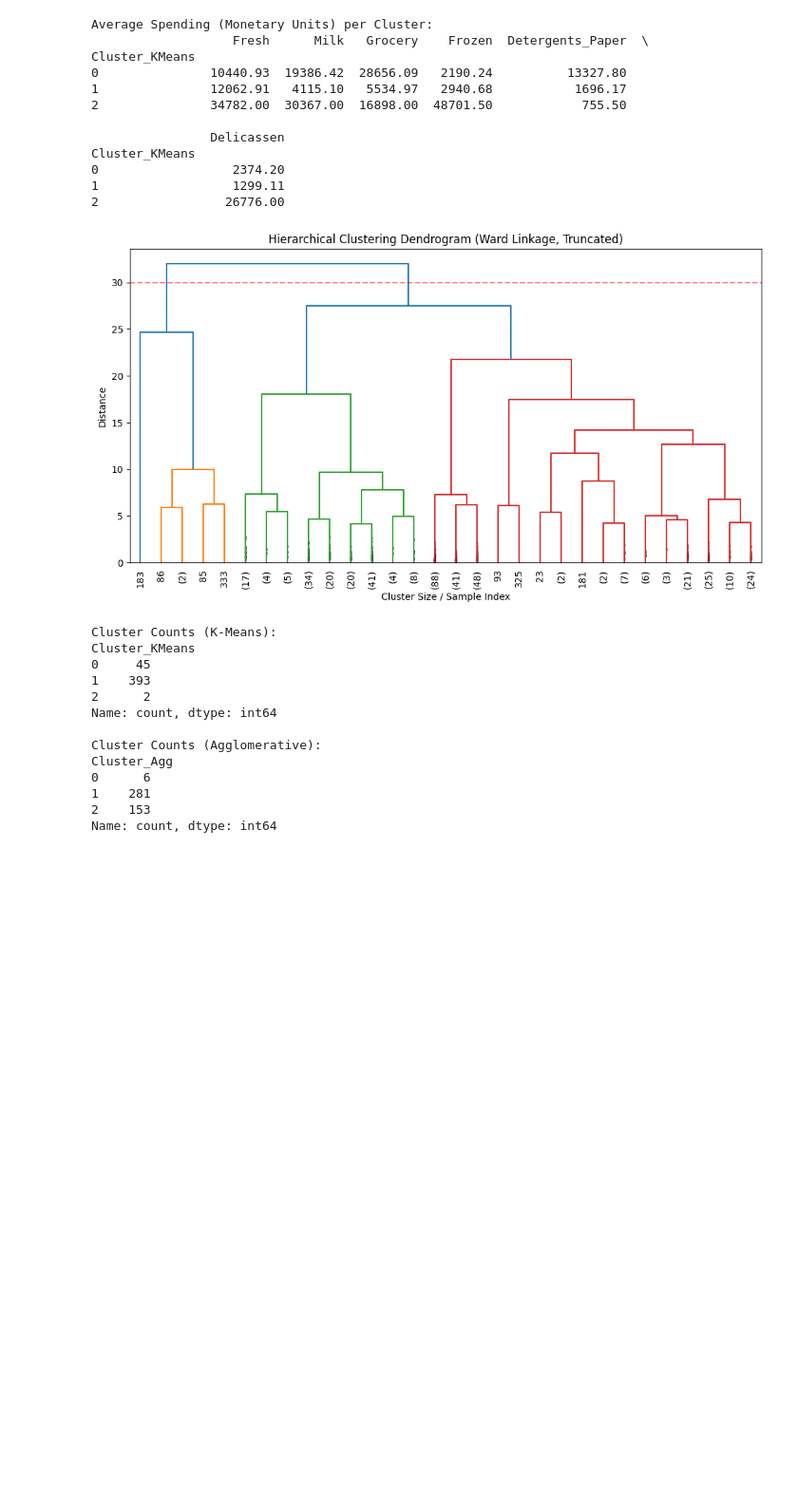
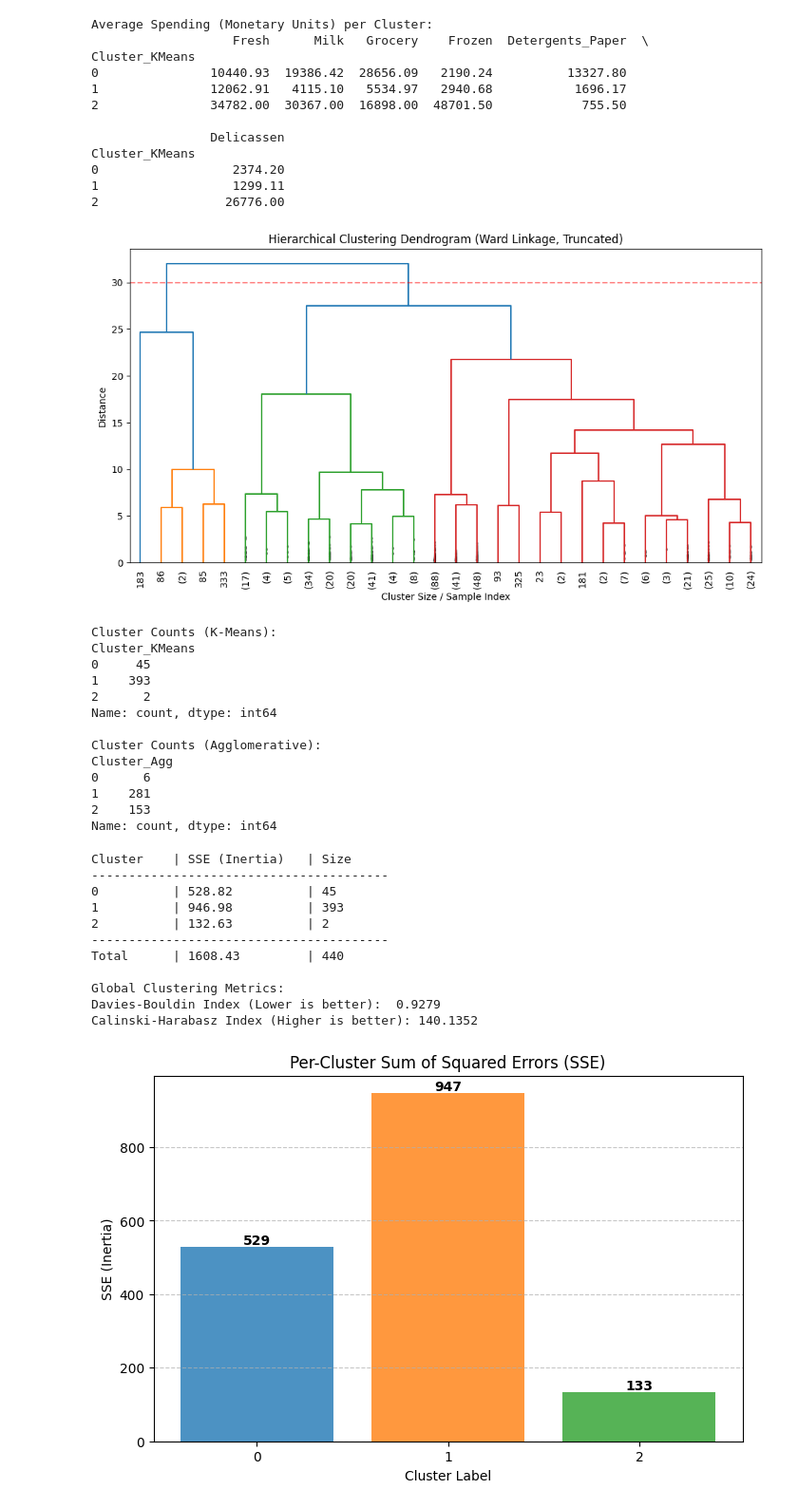
Before and after one commit to akay6483/mmml-ecommerce, a Jupyter notebook: notebook/m3/Cluster_Evaluation.ipynb, the cells around one changed output. Shown at 95% size. Drawn from its saved outputs; the diff is of its cells as text; code cells hidden in the pictures; blank space fills up the shorter version.

```diff
--- a/notebook/m3/Cluster_Evaluation.ipynb
+++ b/notebook/m3/Cluster_Evaluation.ipynb
@@ -166,3 +166,81 @@ Cluster_Agg
 1    281
 2    153
 Name: count, dtype: int64
+# %%
+from sklearn.metrics import davies_bouldin_score, calinski_harabasz_score
+
+# =============================================================================
+# METRICS: Per-Class SSE & Structural Evaluation
+# Requires: X_scaled, labels_kmeans (from previous cells)
+# =============================================================================
+
+# 1. Calculate Per-Cluster Sum of Squared Errors (SSE)
+# ----------------------------------------------------
+# We re-calculate centroids based on the labels to ensure accuracy
+unique_labels = np.unique(labels_kmeans)
+per_cluster_sse = []
+centroids = []
+
+print(f"{'Cluster':<10} | {'SSE (Inertia)':<15} | {'Size':<10}")
+print("-" * 40)
+
+for label in unique_labels:
+    # Filter data for this cluster
+    cluster_points = X_scaled[labels_kmeans == label]
+
+    # Calculate centroid
+    centroid = cluster_points.mean(axis=0)
+    centroids.append(centroid)
+
+    # Calculate SSE: Sum of squared distances from points to centroid
+    sse = np.sum((cluster_points - centroid) ** 2)
+    per_cluster_sse.append(sse)
+
+    print(f"{label:<10} | {sse:<15.2f} | {len(cluster_points):<10}")
+
+print("-" * 40)
+print(f"{'Total':<10} | {sum(per_cluster_sse):<15.2f} | {len(X_scaled):<10}")
+
+
+# 2. Other Structural Metrics
+# ---------------------------
+db_score = davies_bouldin_score(X_scaled, labels_kmeans)
+ch_score = calinski_harabasz_score(X_scaled, labels_kmeans)
+
+print("\nGlobal Clustering Metrics:")
+print(f"Davies-Bouldin Index (Lower is better):  {db_score:.4f}")
+print(f"Calinski-Harabasz Index (Higher is better): {ch_score:.4f}")
+
+
+# 3. Visualization: Per-Cluster SSE
+# ---------------------------------
+plt.figure(figsize=(8, 5))
+bars = plt.bar(unique_labels, per_cluster_sse, color=['#1f77b4', '#ff7f0e', '#2ca02c'], alpha=0.8)
+
+plt.title('Per-Cluster Sum of Squared Errors (SSE)')
+plt.xlabel('Cluster Label')
+plt.ylabel('SSE (Inertia)')
+plt.xticks(unique_labels)
+plt.grid(axis='y', linestyle='--', alpha=0.7)
+
+# Add value labels on top of bars
+for bar in bars:
+    height = bar.get_height()
+    plt.text(bar.get_x() + bar.get_width()/2., height,
+             f'{height:.0f}',
+             ha='center', va='bottom', fontsize=10, fontweight='bold')
+
+plt.show()
+# %% [output]
+Cluster    | SSE (Inertia)   | Size
+----------------------------------------
+0          | 528.82          | 45
+1          | 946.98          | 393
+2          | 132.63          | 2
+----------------------------------------
+Total      | 1608.43         | 440
+
+Global Clustering Metrics:
+Davies-Bouldin Index (Lower is better):  0.9279
+Calinski-Harabasz Index (Higher is better): 140.1352
+[figure, added]
```
